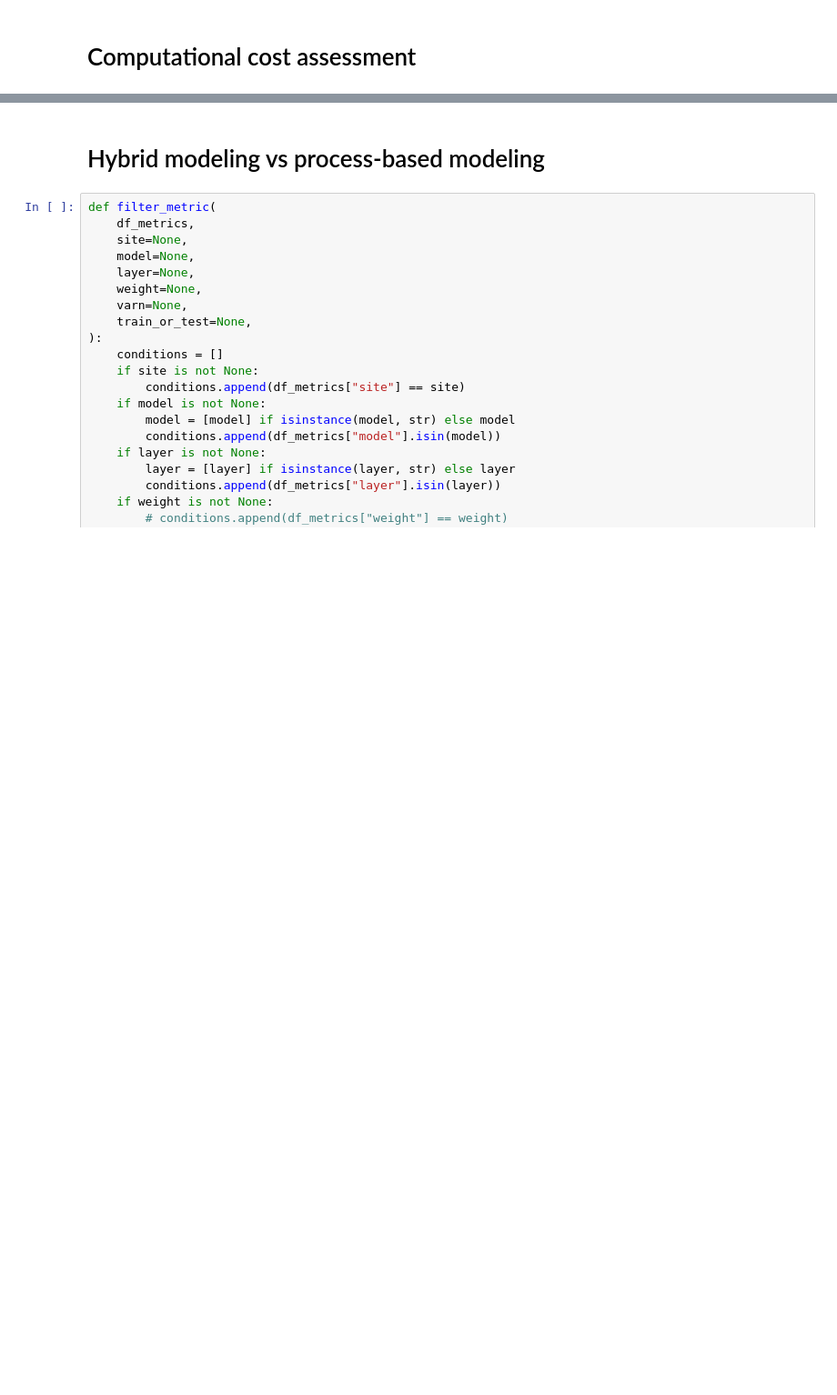
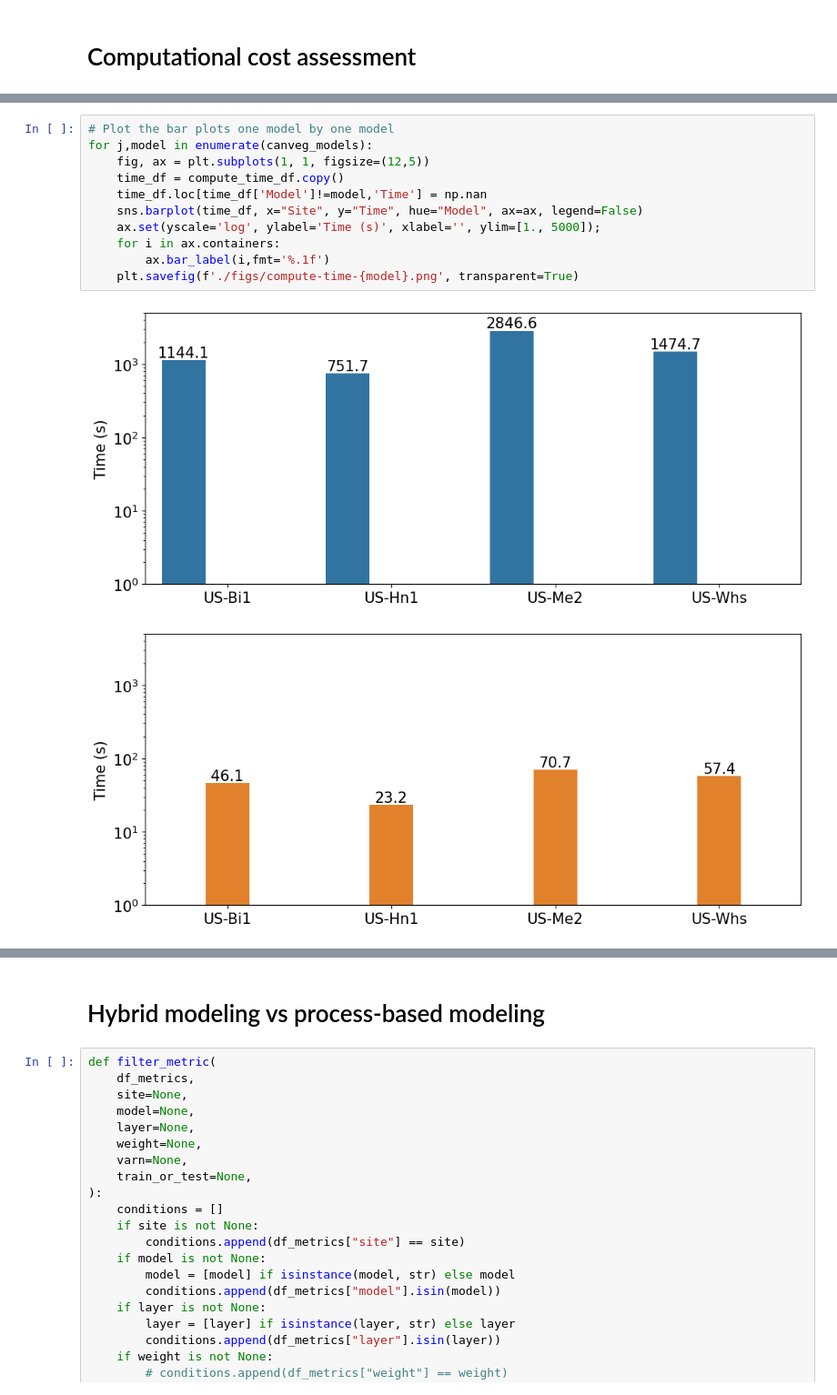
Before and after one commit to pnnl/JAX-CanVeg, a Jupyter notebook: examples/TrainingAnalysis.ipynb, the cells around one changed output, grey strips where cells are left out. Shown at 91% size. Saved outputs shown, nothing was run; the diff lists cells and outputs as text; blank space fills up the shorter version.

```diff
--- a/examples/TrainingAnalysis.ipynb
+++ b/examples/TrainingAnalysis.ipynb
@@ -244,0 +248,14 @@ for i in ax.containers:
+# %%
+# Plot the bar plots one model by one model
+for j,model in enumerate(canveg_models):
+    fig, ax = plt.subplots(1, 1, figsize=(12,5))
+    time_df = compute_time_df.copy()
+    time_df.loc[time_df['Model']!=model,'Time'] = np.nan
+    sns.barplot(time_df, x="Site", y="Time", hue="Model", ax=ax, legend=False)
+    ax.set(yscale='log', ylabel='Time (s)', xlabel='', ylim=[1., 5000]);
+    for i in ax.containers:
+        ax.bar_label(i,fmt='%.1f')
+    plt.savefig(f'./figs/compute-time-{model}.png', transparent=True)
+# %% [output]
+[figure, added]
+[figure, added]
```
Also changed, not shown: parts of 9 cells of this notebook, 2 other files.
